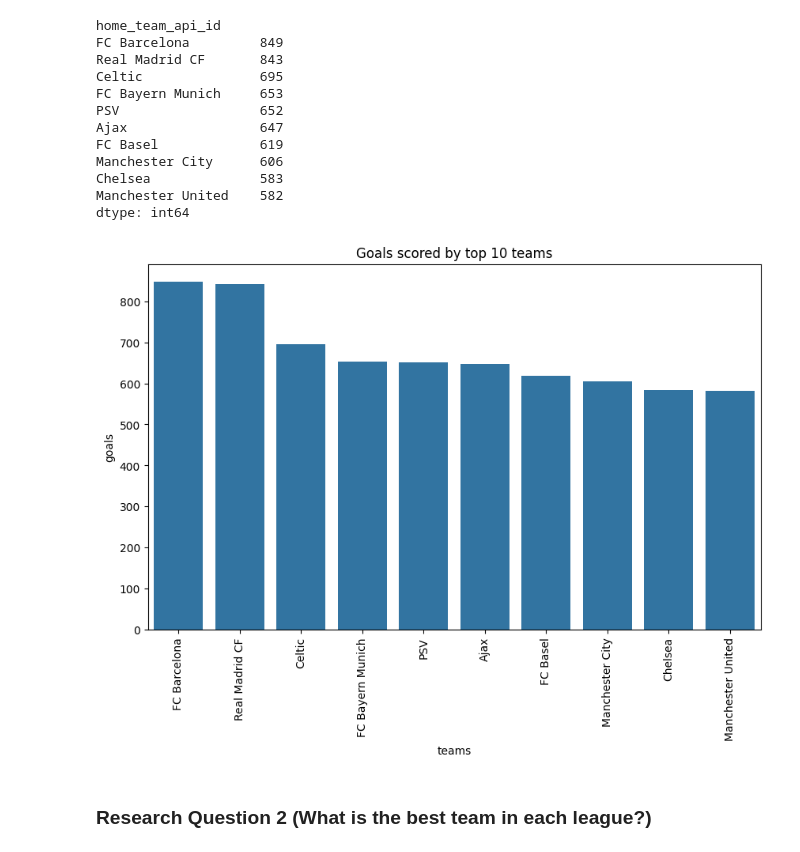
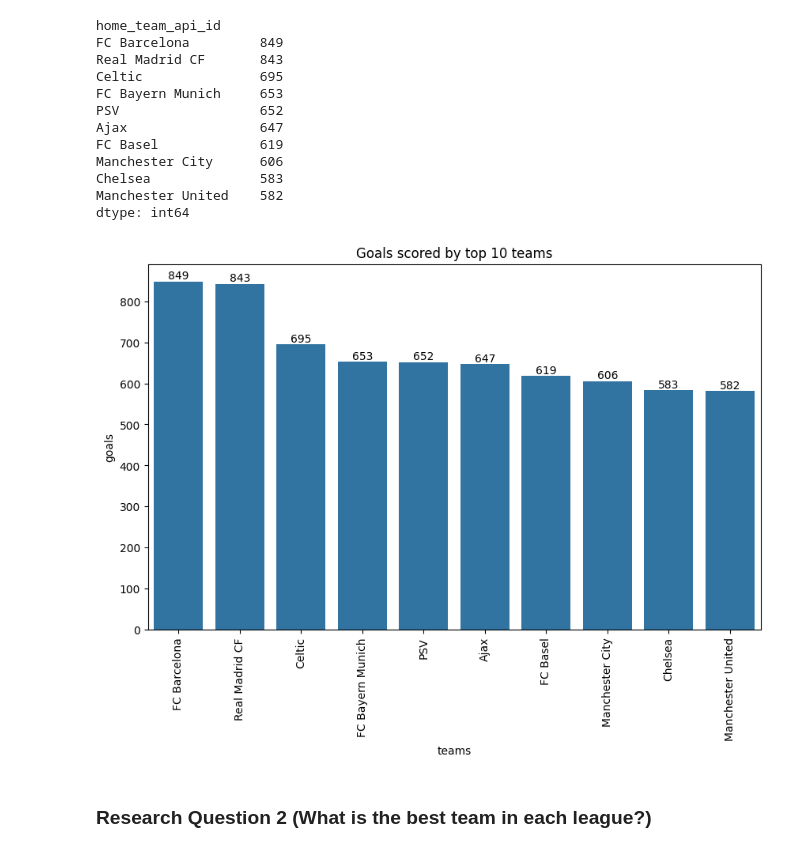
Before and after one commit to Amir152009/Matchs-analysis, a Jupyter notebook: Match notebook.ipynb, the cells around one changed output. Cells and saved outputs as stored; diff of their text form; code cells hidden in the pictures.

Commit message:
add actual values above bars in bar chart

```diff
--- a/Match notebook.ipynb
+++ b/Match notebook.ipynb
@@ -191,14 +191,15 @@ dtype: int64
 # %%
 # plotting the top 10 teams
 plt.figure(figsize=(10,6))
-sns.barplot(x=top_10_teams.index, y=top_10_teams.values)
+ax = sns.barplot(x=top_10_teams.index, y=top_10_teams.values)
 plt.title('Goals scored by top 10 teams')
 plt.xlabel('teams')
 plt.ylabel('goals')
+plt.bar_label(ax.containers[0])
 plt.xticks(rotation=90)
 plt.show()
 # %% [output]
-[figure, old version]
+[figure, new version]
 # %% [markdown]
 ### Research Question 2  (What is the best team in each league?)
 # %%
```
Also changed, not shown: parts of 1 cell of this notebook.
